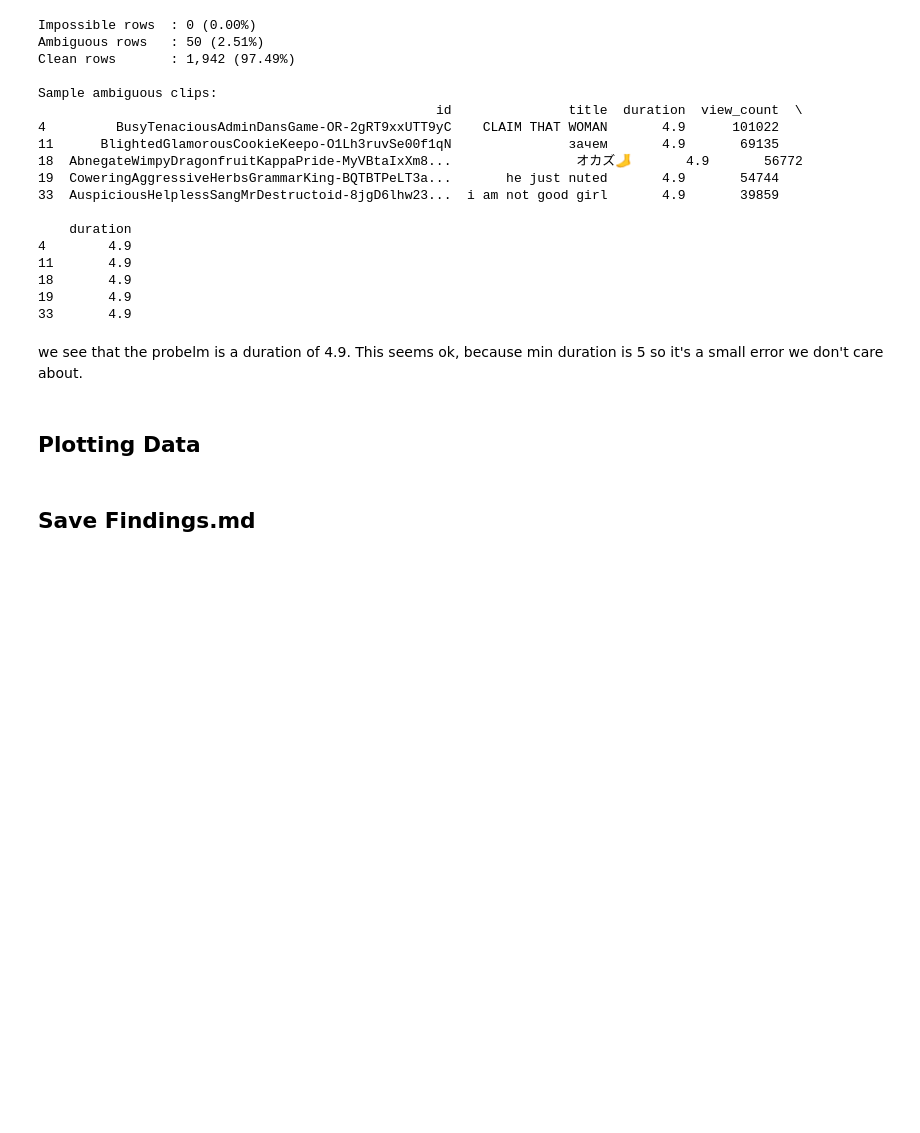
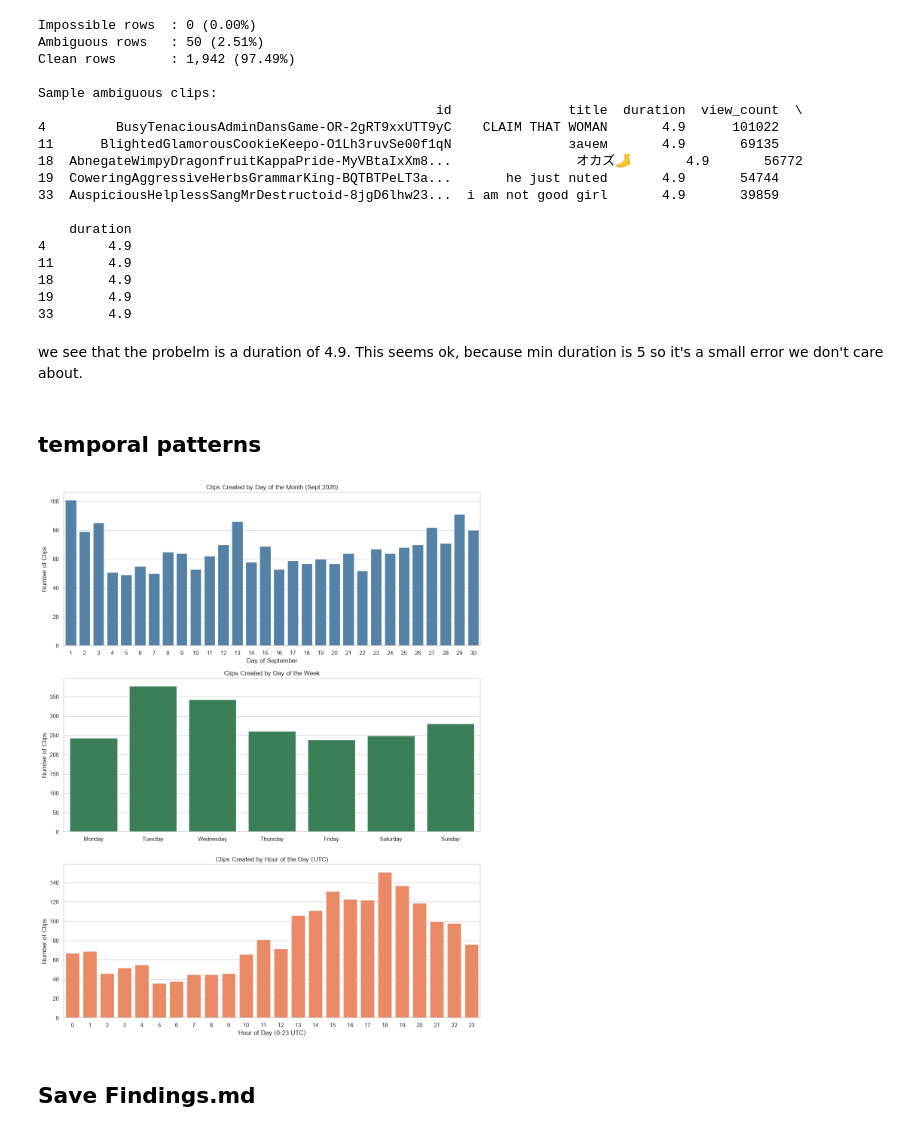
Before and after one commit to Alexandre-Cholat/twitch_live_datacq, a Jupyter notebook: notebooks/exploratory_data_analysis.ipynb, the cells around one changed output. Drawn from its saved outputs; the diff is of its cells as text; code cells hidden in the pictures; blank space fills up the shorter version.

Commit message:
Temporal patterns

```diff
--- a/notebooks/exploratory_data_analysis.ipynb
+++ b/notebooks/exploratory_data_analysis.ipynb
@@ -215,8 +215,40 @@ Sample ambiguous clips:
 19       4.9
 33       4.9
 # %% [markdown]
-we see that the probelm is a duration of 4.9. This seems ok, because min duration is 5 so it's a small error we don't care about.
+ we see that the probelm is a duration of 4.9. This seems ok, because min duration is 5 so it's a small error we don't care about.
 # %% [markdown]
-## Plotting Data
+## temporal patterns
+# %%
+# Extract temporal features from the UTC timestamps
+cdf['day_of_month'] = cdf['created_at'].dt.day
+cdf['day_of_week'] = cdf['created_at'].dt.day_name()
+cdf['hour_of_day'] = cdf['created_at'].dt.hour
+
+# Set up the figure
+fig, axes = plt.subplots(3, 1, figsize=(12, 15))
+
+# 1. Timeline / Gaps (Day of the Month)
+sns.countplot(data=cdf, x='day_of_month', color='steelblue', ax=axes[0])
+axes[0].set_title('Clips Created by Day of the Month (Sept 2026)')
+axes[0].set_xlabel('Day of September')
+axes[0].set_ylabel('Number of Clips')
+
+# 2. Weekly Cycles (Day of the Week)
+days_order = ['Monday', 'Tuesday', 'Wednesday', 'Thursday', 'Friday', 'Saturday', 'Sunday']
+sns.countplot(data=cdf, x='day_of_week', order=days_order, color='seagreen', ax=axes[1])
+axes[1].set_title('Clips Created by Day of the Week')
+axes[1].set_xlabel('')
+axes[1].set_ylabel('Number of Clips')
+
+# 3. Daily Cycles (Hour of the Day)
+sns.countplot(data=cdf, x='hour_of_day', color='coral', ax=axes[2])
+axes[2].set_title('Clips Created by Hour of the Day (UTC)')
+axes[2].set_xlabel('Hour of Day (0-23 UTC)')
+axes[2].set_ylabel('Number of Clips')
+
+plt.tight_layout()
+plt.show()
+# %% [output]
+[figure, added]
 # %% [markdown]
 ## Save Findings.md
```
Also changed, not shown: 1 other file.
